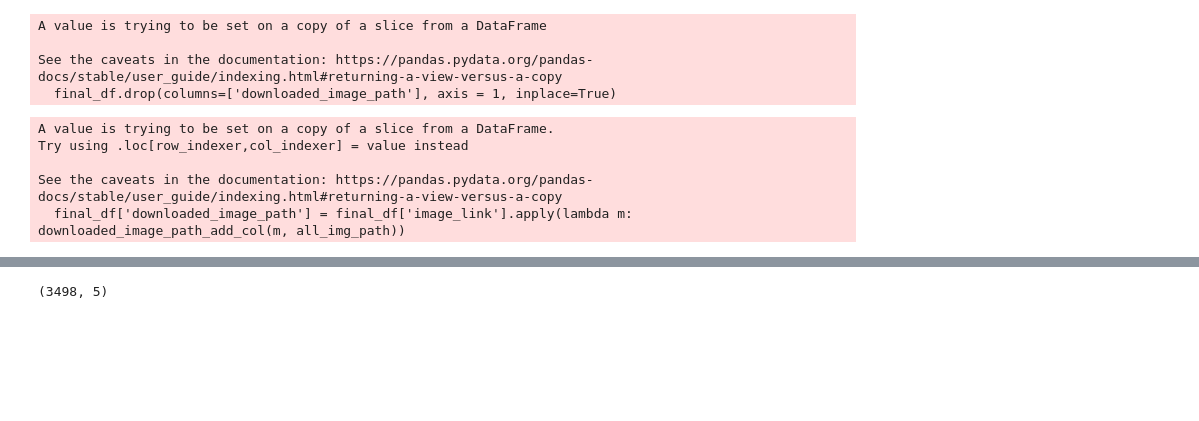
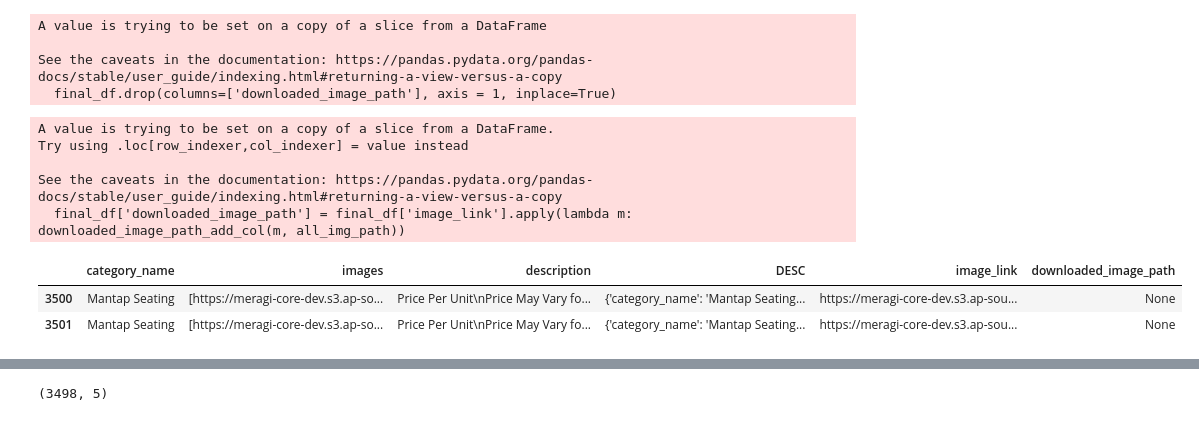
Before and after one commit to Farhan9801/joycaption, a Jupyter notebook: finetuning/training_and_inference.ipynb, the cells around one changed output, grey strips where cells are left out. Saved outputs shown, nothing was run; the diff lists cells and outputs as text; code cells hidden in the pictures; blank space fills up the shorter version.

```diff
--- a/finetuning/training_and_inference.ipynb
+++ b/finetuning/training_and_inference.ipynb
@@ -164,0 +216,2 @@ final_df.shape
+# %%
+final_df.dropna(inplace=True)
@@ -164,0 +223,2 @@ final_df.shape
+# %%
+final_df.drop(columns=['downloaded_image_path'], inplace=True)
@@ -208,7 +273,7 @@ final_df['downloaded_image_path'].isna().sum()
 # %%
 import os
 
-all_img_path = os.listdir("/Users/betterhalf/Desktop/Generative AI'/Image/joycaption_1/finetuning/downloaded_images")
+all_img_path = os.listdir("/Users/betterhalf/Desktop/Generative AI'/Image/joycaption_1/finetuning/downloaded_images_1")
 # %%
 len(all_img_path)
 # %% [output]
@@ -237,5 +302,5 @@ final_df.sample(2)
 # %%
-final_df.drop(columns=['downloaded_image_path'], axis = 1, inplace=True)
+# final_df.drop(columns=['downloaded_image_path'], axis = 1, inplace=True)
 # %% [output]
 A value is trying to be set on a copy of a slice from a DataFrame
 
@@ -249,6 +314,12 @@ Try using .loc[row_indexer,col_indexer] = value instead
 
 See the caveats in the documentation: https://pandas.pydata.org/pandas-docs/stable/user_guide/indexing.html#returning-a-view-versus-a-copy
   final_df['downloaded_image_path'] = final_df['image_link'].apply(lambda m: downloaded_image_path_add_col(m, all_img_path))
+# %%
+final_df.head(2)
+# %% [output]
+|  | category_name | images | description | DESC | image_link | downloaded_image_path |
+| 3500 | Mantap Seating | [https://meragi-core-dev.s3.ap-so... | Price Per Unit\nPrice May Vary fo... | {'category_name': 'Mantap Seating... | https://meragi-core-dev.s3.ap-sou... | None |
+| 3501 | Mantap Seating | [https://meragi-core-dev.s3.ap-so... | Price Per Unit\nPrice May Vary fo... | {'category_name': 'Mantap Seating... | https://meragi-core-dev.s3.ap-sou... | None |
 # %%
 final_df['downloaded_image_path'].isna().sum()
 # %% [output]
```
Also changed, not shown: parts of 36 cells of this notebook, 5 other files.
